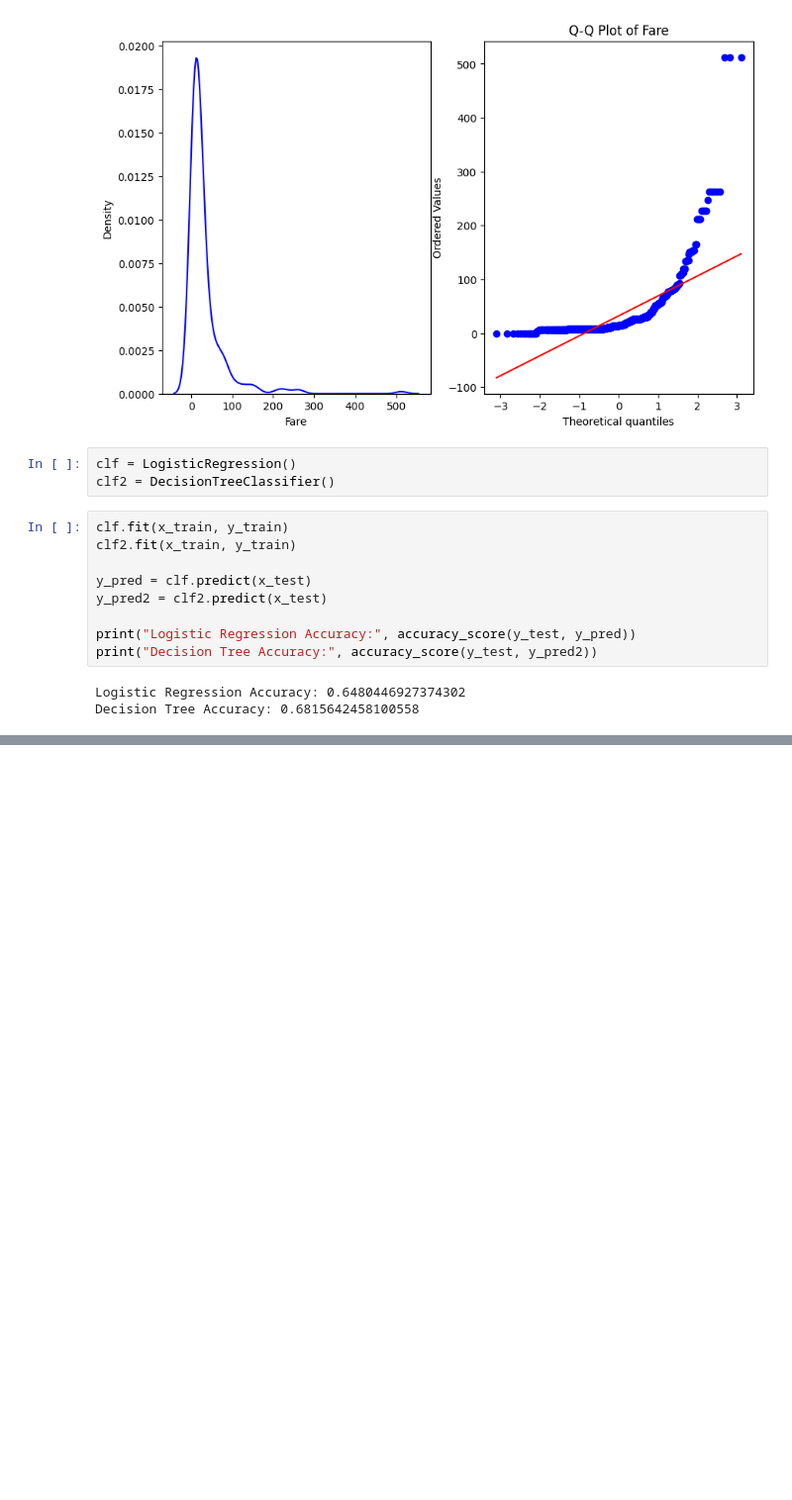
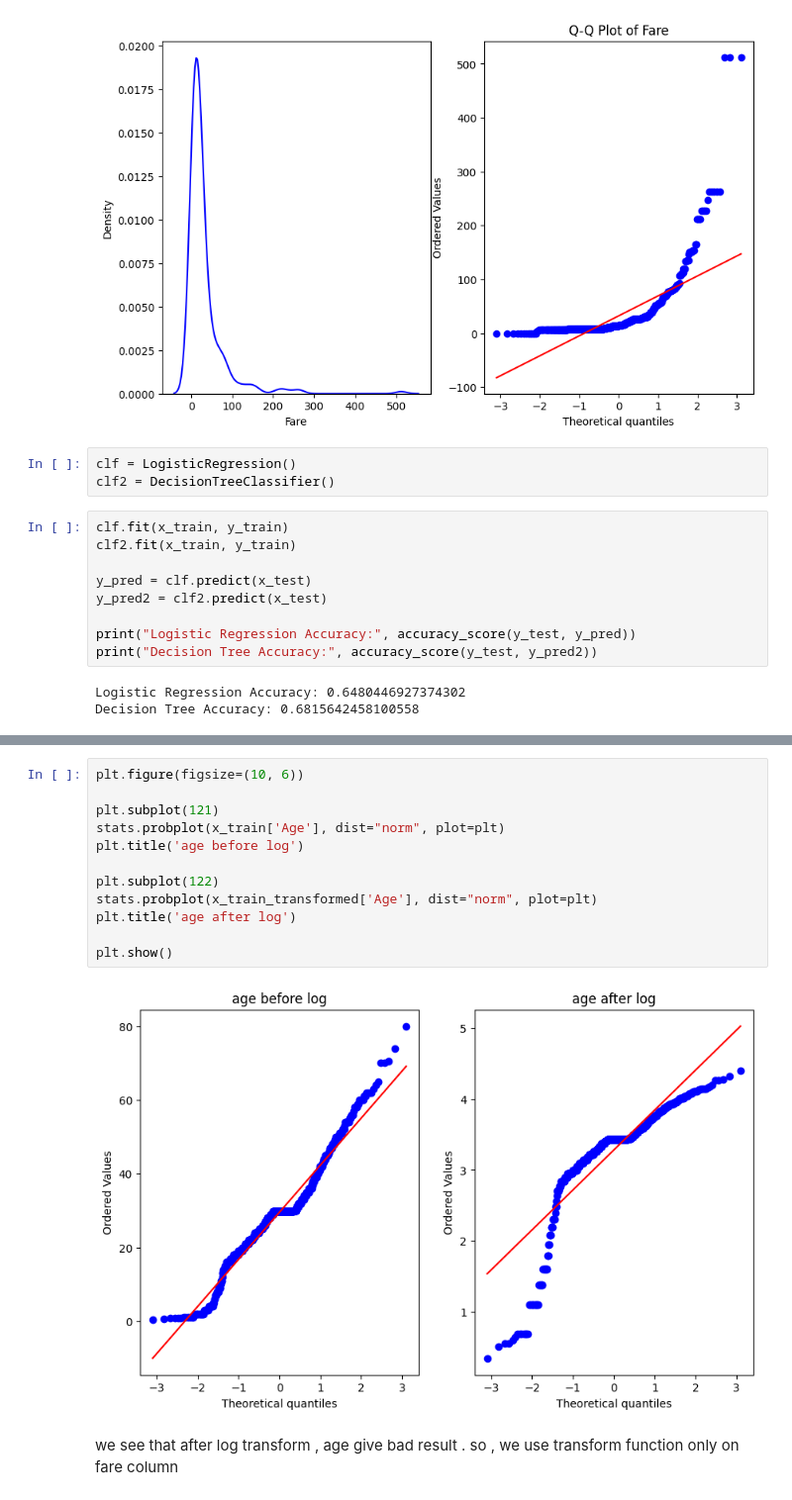
Before and after one commit to Mohotasir/my_ML_Journey, a Jupyter notebook: 100days_ML/Feature_Engineering/Function_transformer/fction-trnasformer.ipynb, the cells around one changed output, grey strips where cells are left out. Shown at 99% size. Saved outputs shown, nothing was run; the diff lists cells and outputs as text; blank space fills up the shorter version.

```diff
--- a/100days_ML/Feature_Engineering/Function_transformer/fction-trnasformer.ipynb
+++ b/100days_ML/Feature_Engineering/Function_transformer/fction-trnasformer.ipynb
@@ -87,0 +133,17 @@ Decision Tree Accuracy: 0.6815642458100558
+# %%
+plt.figure(figsize=(10, 6))
+
+plt.subplot(121)
+stats.probplot(x_train['Age'], dist="norm", plot=plt)
+plt.title('age before log')
+
+plt.subplot(122)
+stats.probplot(x_train_transformed['Age'], dist="norm", plot=plt)
+plt.title('age after log')
+
+plt.show()
+# %% [output]
+[figure, added]
+# %% [markdown]
+we see that after log transform , age give bad result .
+so , we use transform function only on fare column
```
Also changed, not shown: parts of 11 cells of this notebook.
